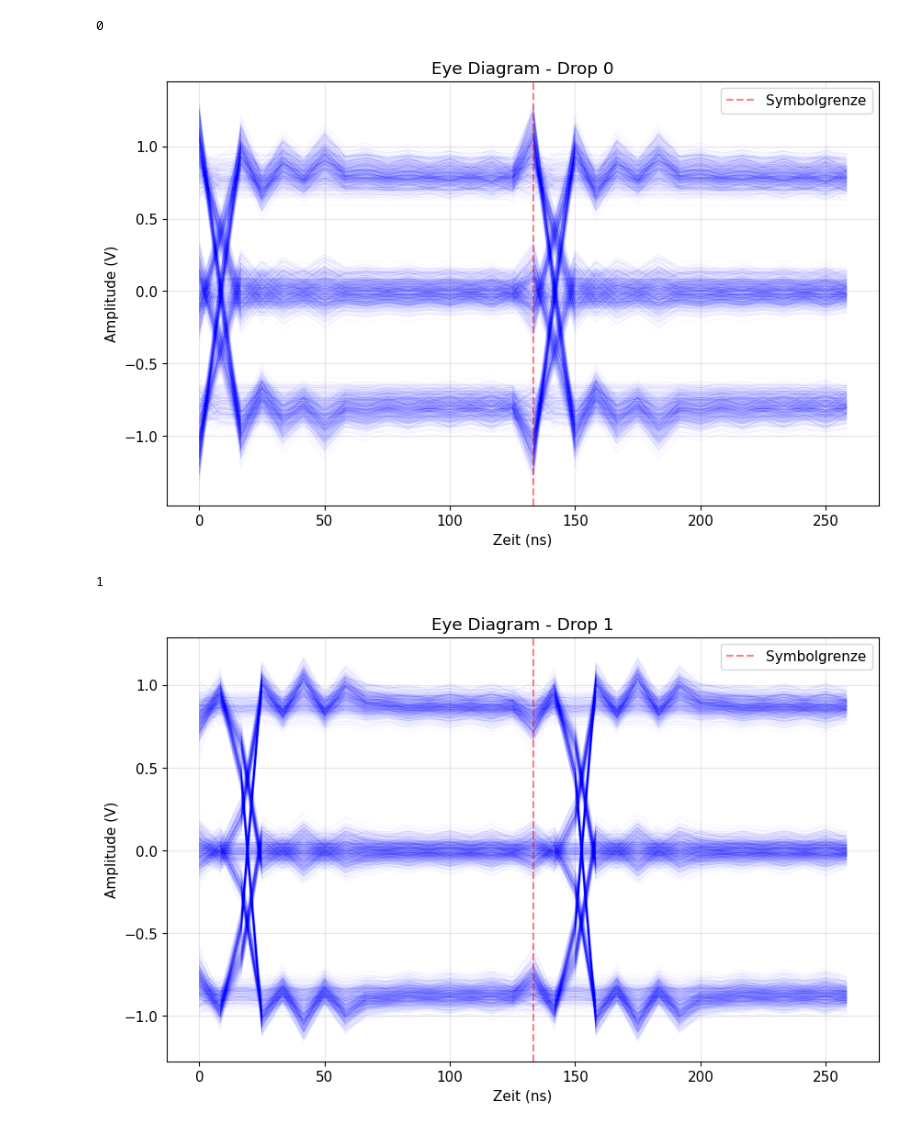
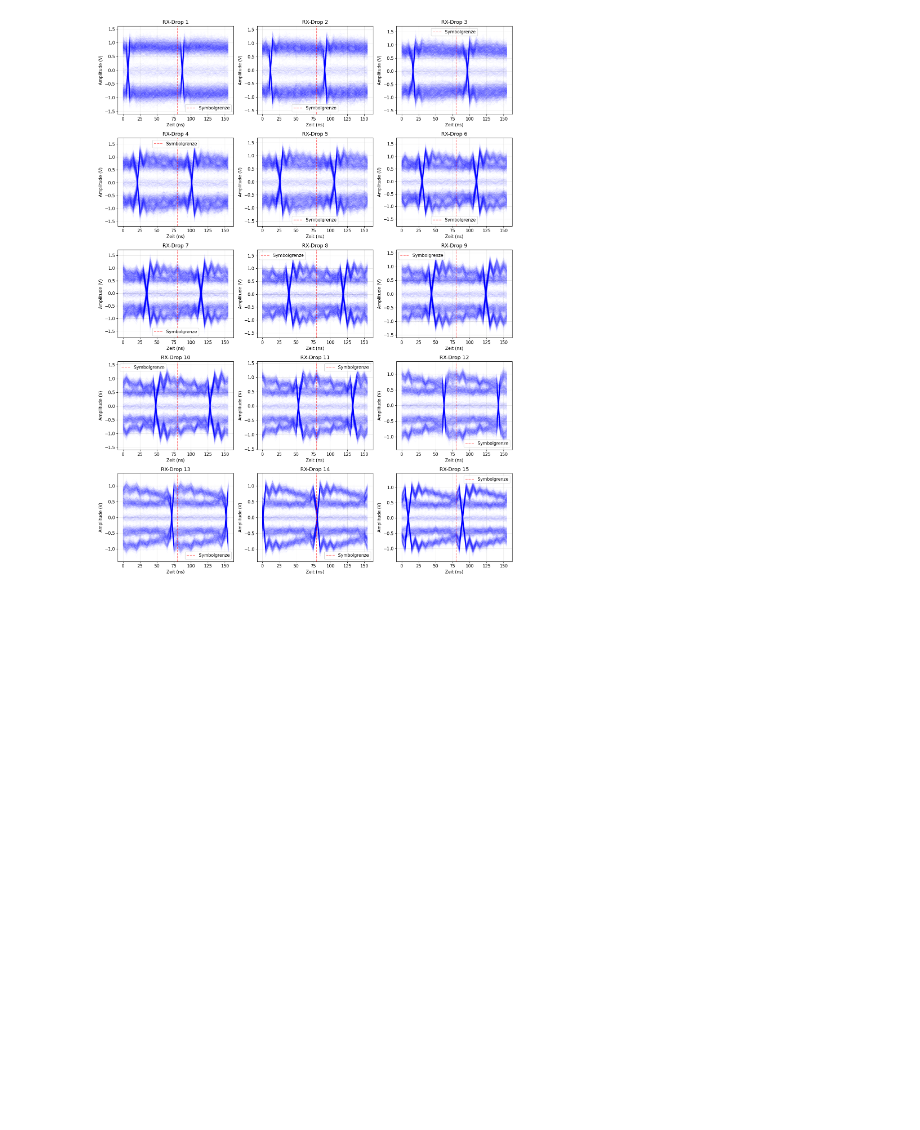
Before and after one commit to m4rin3r0/SPMD-reflexion-sim, a Jupyter notebook: notebooks/analysis.ipynb, the cells around one changed output. Saved outputs shown, nothing was run; the diff lists cells and outputs as text; code cells hidden in the pictures; blank space fills up the shorter version.

```diff
--- a/notebooks/analysis.ipynb
+++ b/notebooks/analysis.ipynb
@@ -211,21 +234,29 @@ KONFORMITÄTS-ZUSAMMENFASSUNG
   Mixing Segment IL (188-3): PASS ✓
 # %%
 from spmd_reflection.postprocess.eye import compute_eye_diagram, plot_eye_diagram
+import math
+
+n_cols = 3
+n_rows = math.ceil(n_rx / n_cols)
+
+fig, axes = plt.subplots(n_rows, n_cols, figsize=(5 * n_cols, 4 * n_rows))
+axes = axes.flatten()
 
 for rx_idx in range(n_rx):
-    print(rx_idx)
     eye = compute_eye_diagram(
         tx_voltage=tx_phy_voltage,
         rx_voltage=rx_phy_voltages[:, rx_idx],
         frequency_hz=results.frequency_hz)
+    plot_eye_diagram(eye, ax=axes[rx_idx], title=f"RX-Drop {rx_idx+1}")
 
-    fig = plot_eye_diagram(eye, title=f"Eye Diagram - Drop {rx_idx}")
-    plt.show()
+# Leere Subplots ausblenden
+for i in range(n_rx, len(axes)):
+    axes[i].set_visible(False)
+
+plt.tight_layout()
+plt.show()
 # %% [output]
-0
-[figure, old version]
+[figure, new version]
-1
-[figure, removed]
 # %%
 import matplotlib.pyplot as plt
 import numpy as np
```
Also changed, not shown: parts of 8 cells of this notebook, 5 other files.
